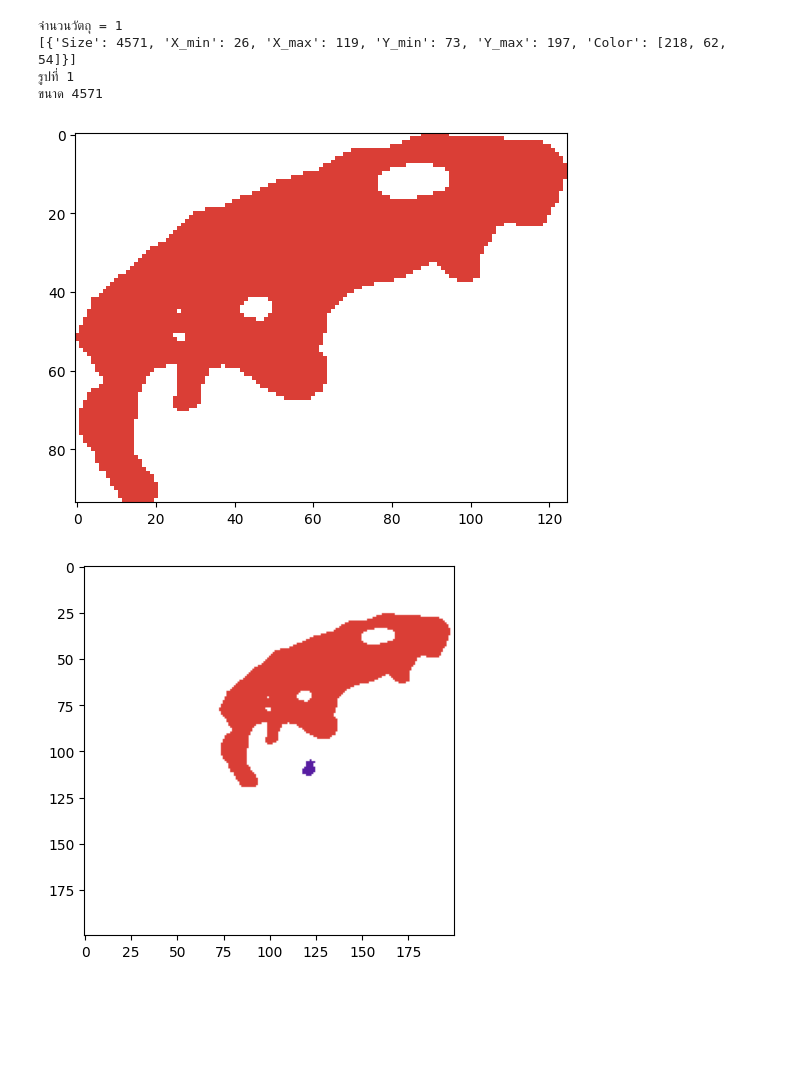
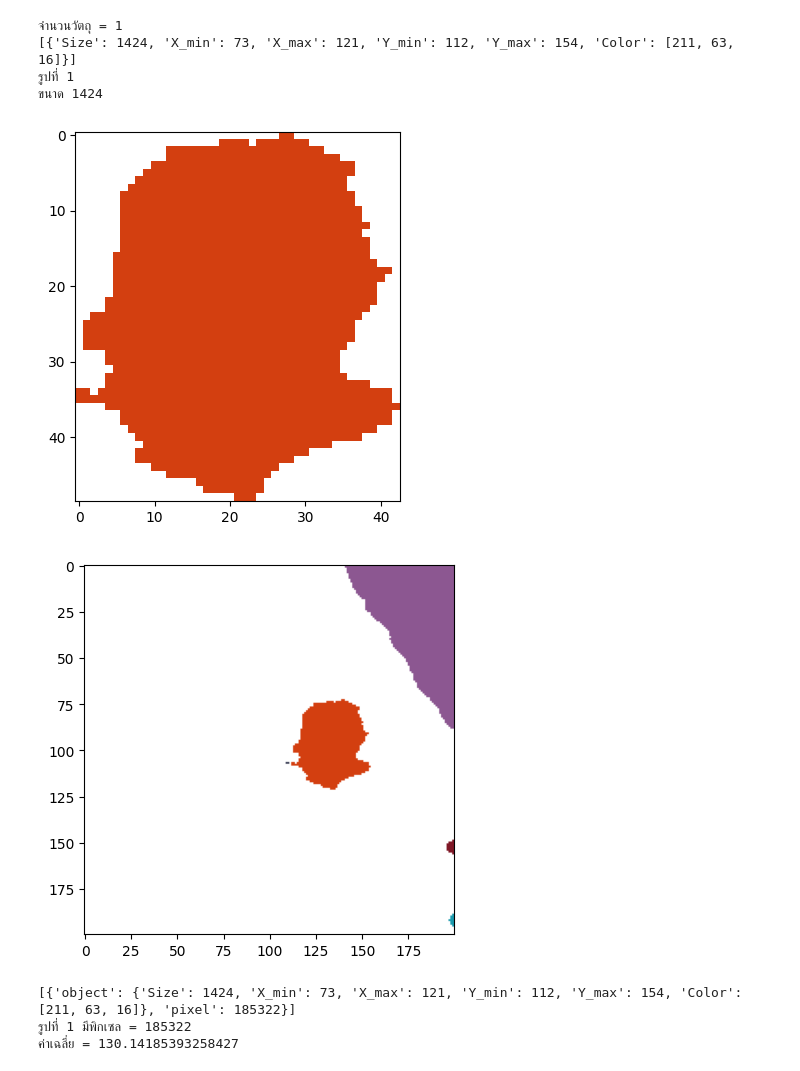
Before and after one commit to iristap/project_DIP, a Jupyter notebook: project_DIP.ipynb, the cells around one changed output. Cells and saved outputs as stored; diff of their text form; code cells hidden in the pictures; blank space fills up the shorter version.

```diff
--- a/project_DIP.ipynb
+++ b/project_DIP.ipynb
@@ -14,7 +14,7 @@ def Grayscale(img):
             img_out[i][j][0] = img_out[i][j][1] = img_out[i][j][2] = img[i][j][1]
     return img_out
 # %%
-img_bgr = cv2.imread("BENIGN01.jpg")
+img_bgr = cv2.imread("./M/m4.jpg")
 img_bgr=cv2.resize(img_bgr, (200,200))
 img_rgb = cv2.cvtColor(img_bgr, cv2.COLOR_BGR2RGB)
 imgGray = Grayscale(img_rgb)
@@ -221,5 +145,5 @@ plt.show()
 # %%
-def print_crop(num):
+def print_crop(num,img):
     for x in range(num):
         print(f"รูปที่ {x+1}")
         print(f"ขนาด {object_list[x]['Size']}")
@@ -227,13 +151,23 @@ def print_crop(num):
         g = object_list[x]['Color'][1]
         b = object_list[x]['Color'][2]
         crop = imgOut[object_list[x]['X_min']:object_list[x]['X_max']+1 , object_list[x]['Y_min']:object_list[x]['Y_max']+1]
+        realimg = img[object_list[x]['X_min']:object_list[x]['X_max']+1 , object_list[x]['Y_min']:object_list[x]['Y_max']+1]
         copy = crop.copy()
         h = copy.shape[0]
         w = copy.shape[1]
+        pixel = 0
+
         for i in range(h):
             for j in range(w):
                 if copy[i][j][0] != r and copy[i][j][1] != g and copy[i][j][2] != b :
                     copy[i][j][0] = copy[i][j][1] = copy[i][j][2] = 255
+                else:
+                    pixel = pixel + realimg[i][j][0]
+
+        pixel_object.append({
+            'object': object_list[x],
+            'pixel': pixel
+        })
         plt.imshow(copy)
         plt.show()
 
@@ -279,8 +213,17 @@ def labeling_findmax(img,numCrop):
                 b = int(np.random.uniform(1,255))
                 color = [r,g,b]
                 xmin,xmax,ymin,ymax,size = recursive(i, j,color,xmin,xmax,ymin,ymax,size)
-                if size < 50:
+                if size < 100:
                     continue
+                if xmin == 0:
+                    continue
+                if ymin == 0:
+                    continue
+                if xmax == h-1:
+                    continue
+                if ymax == w-1:
+                    continue
+
                 counting = counting + 1
                 object_list.append({
                     'Size': size,
@@ -295,39 +238,50 @@ def labeling_findmax(img,numCrop):
     print(f"จำนวนวัตถุ = {counting}")
     return counting
 
-
+pixel_object = []
 sys.setrecursionlimit(90000)
 counting = 0
 size = 0
 check = 0
 xmin = xmax = ymin = ymax = 0
 object_list = []
 numCrop = 3
 counting = labeling_findmax(imgOut,numCrop)
 
 def myFunc(e):
   return e['Size']
 
 # print(object_list)
 object_list.sort(reverse=True,key=myFunc)
 print(object_list)
 # try:
 #     print(f"Max 3 area object No.1 = {object_list[0]['Size']} No.2 = {object_list[1]['Size']} No.3 = {object_list[2]['Size']}")
 # except:
 #     print('out of range')
 
 
-print_crop(counting)
+print_crop(counting,imgGray)
 
 plt.imshow(imgOut)
 plt.show()
 # %% [output]
 จำนวนวัตถุ = 1
-[{'Size': 4571, 'X_min': 26, 'X_max': 119, 'Y_min': 73, 'Y_max': 197, 'Color': [218, 62, 54]}]
+[{'Size': 1424, 'X_min': 73, 'X_max': 121, 'Y_min': 112, 'Y_max': 154, 'Color': [211, 63, 16]}]
 รูปที่ 1
-ขนาด 4571
+ขนาด 1424
-[figure, old version]
+[figure, new version]
-[figure, old version]
+[figure, new version]
+# %%
+print(pixel_object)
+
+for i in range(counting):
+    print(f"รูปที่ {i+1} มีพิกเซล = {pixel_object[i]['pixel']}")
+    avg = pixel_object[i]['pixel'] / object_list[i]['Size']
+    print(f"ค่าเฉลี่ย = {avg}")
+# %% [output]
+[{'object': {'Size': 1424, 'X_min': 73, 'X_max': 121, 'Y_min': 112, 'Y_max': 154, 'Color': [211, 63, 16]}, 'pixel': 185322}]
+รูปที่ 1 มีพิกเซล = 185322
+ค่าเฉลี่ย = 130.14185393258427
 # %%
 import cv2
 
```
Also changed, not shown: parts of 6 cells of this notebook.
